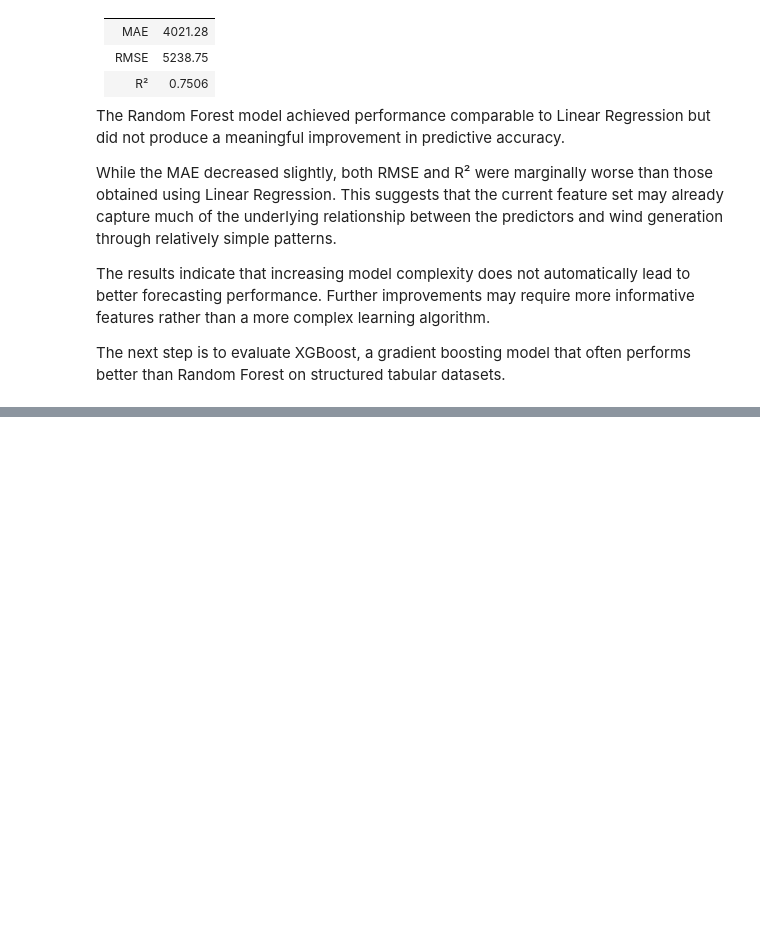
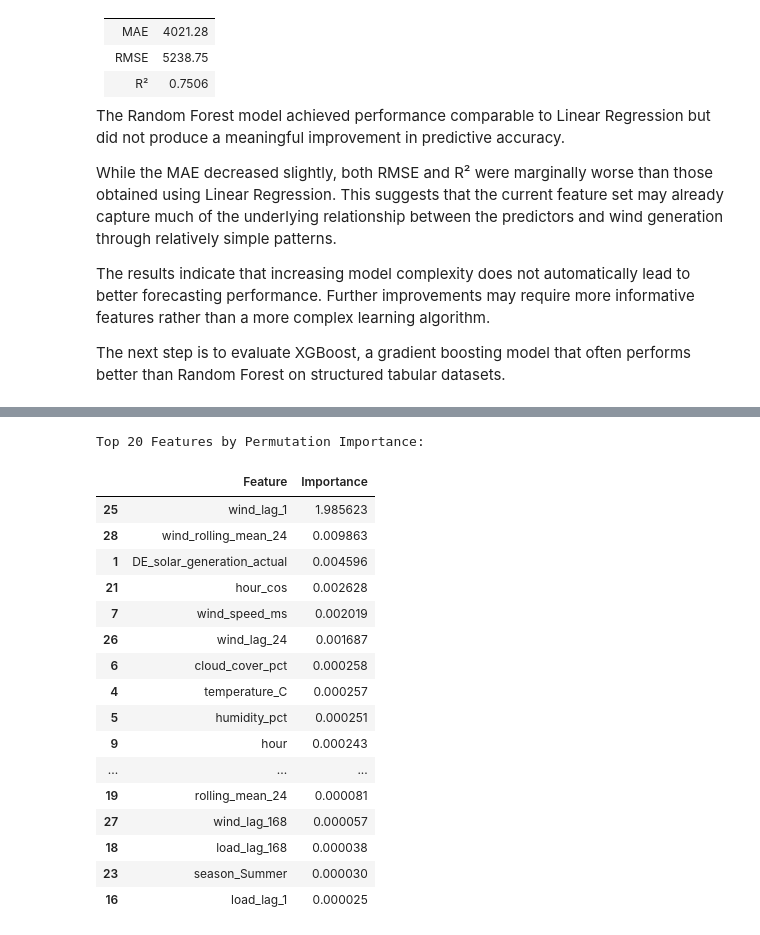
Before and after one commit to Kendivoen/energy-analytics-platform, a Jupyter notebook: notebooks/08_wind_generation_forecasting.ipynb, the cells around one changed output, grey strips where cells are left out. Cells and saved outputs as stored; diff of their text form; code cells hidden in the pictures; blank space fills up the shorter version.

```diff
--- a/notebooks/08_wind_generation_forecasting.ipynb
+++ b/notebooks/08_wind_generation_forecasting.ipynb
@@ -223,0 +590,47 @@ The next step is to evaluate XGBoost, a gradient boosting model that often perfo
+# %%
+from sklearn.inspection import permutation_importance
+import pandas as pd
+
+# Calculate permutation importance
+perm_importance = permutation_importance(
+    xgb_model_wind,
+    X_test,
+    y_test,
+    n_repeats=10,
+    random_state=42,
+    scoring='r2'
+)
+
+# Create dataframe
+importance_df = pd.DataFrame({
+    'Feature': X_test.columns,
+    'Importance': perm_importance.importances_mean
+})
+
+# Sort descending
+importance_df = importance_df.sort_values(
+    by='Importance',
+    ascending=False
+)
+
+print("Top 20 Features by Permutation Importance:")
+display(importance_df.head(20))
+# %% [output]
+Top 20 Features by Permutation Importance:
+|  | Feature | Importance |
+| 25 | wind_lag_1 | 1.985623 |
+| 28 | wind_rolling_mean_24 | 0.009863 |
+| 1 | DE_solar_generation_actual | 0.004596 |
+| 21 | hour_cos | 0.002628 |
+| 7 | wind_speed_ms | 0.002019 |
+| 26 | wind_lag_24 | 0.001687 |
+| 6 | cloud_cover_pct | 0.000258 |
+| 4 | temperature_C | 0.000257 |
+| 5 | humidity_pct | 0.000251 |
+| 9 | hour | 0.000243 |
+| ... | ... | ... |
+| 19 | rolling_mean_24 | 0.000081 |
+| 27 | wind_lag_168 | 0.000057 |
+| 18 | load_lag_168 | 0.000038 |
+| 23 | season_Summer | 0.000030 |
+| 16 | load_lag_1 | 0.000025 |
```
Also changed, not shown: parts of 32 cells of this notebook, 6 other files.
